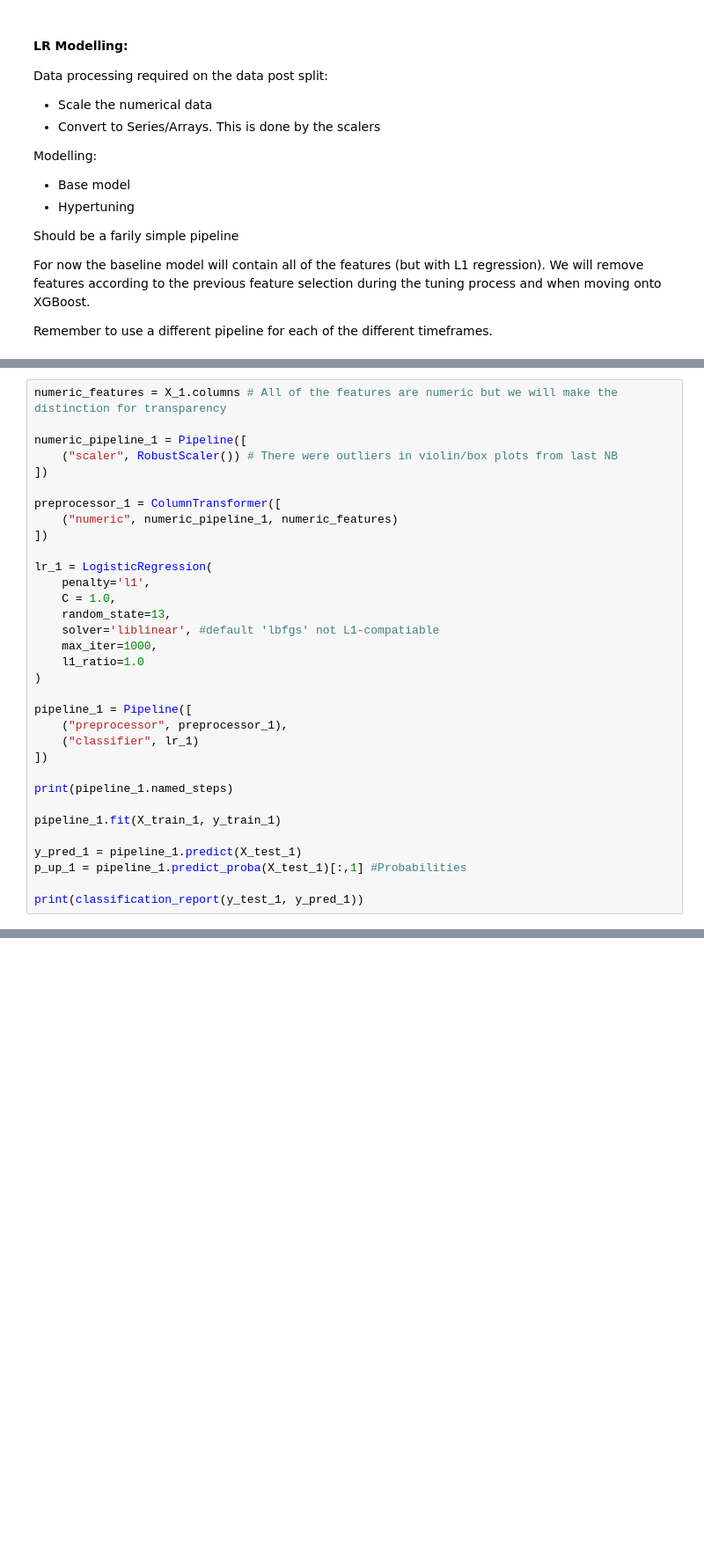
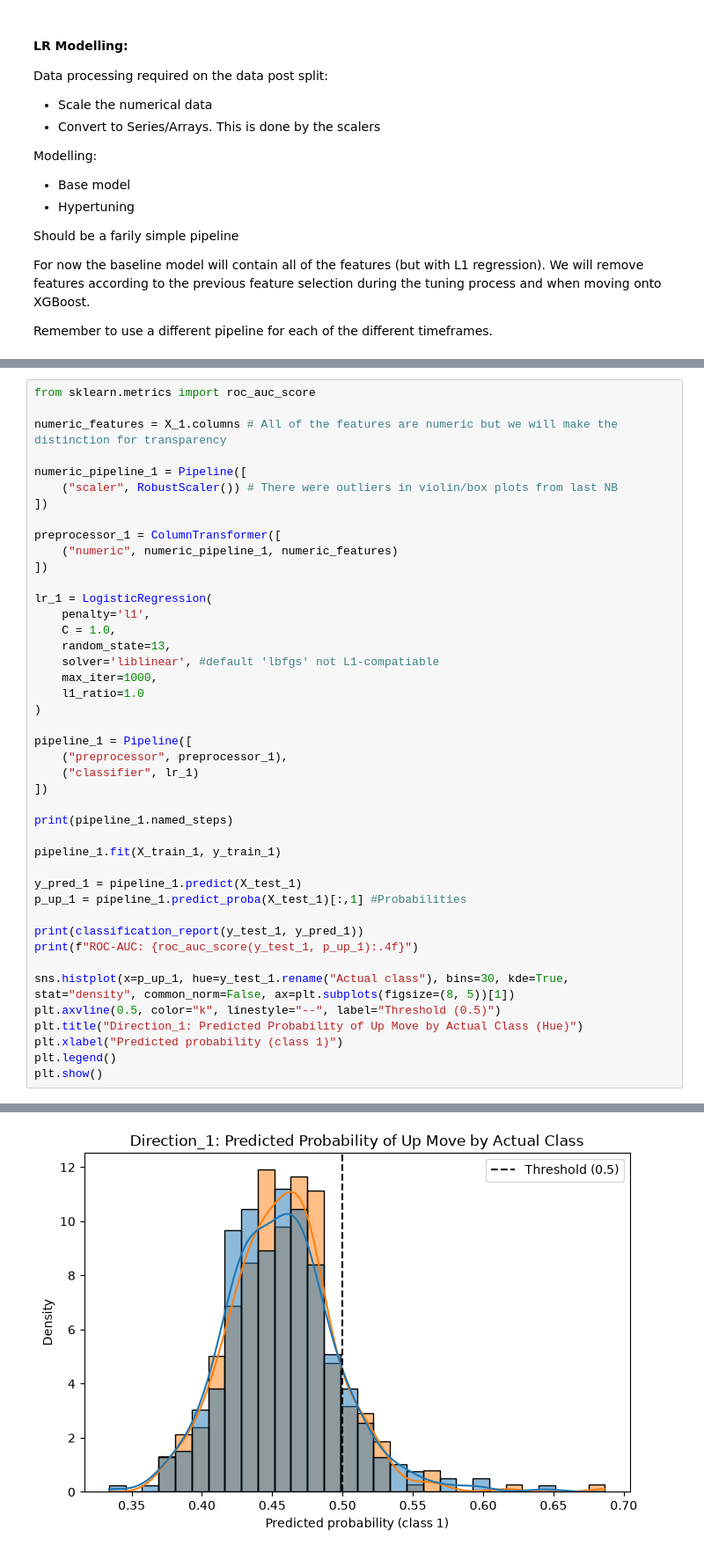
Before and after one commit to cameroncochrane/vlXsnPPgKKnWqEJB, a Jupyter notebook: direction_notebooks/3_direction_modelling.ipynb, the cells around one changed output, grey strips where cells are left out. Shown at 88% size. Drawn from its saved outputs; the diff is of its cells as text; blank space fills up the shorter version.

```diff
--- a/direction_notebooks/3_direction_modelling.ipynb
+++ b/direction_notebooks/3_direction_modelling.ipynb
@@ -137,4 +149,6 @@ from sklearn.metrics import classification_report
 # %%
+from sklearn.metrics import roc_auc_score
+
 numeric_features = X_1.columns # All of the features are numeric but we will make the distinction for transparency
 
 numeric_pipeline_1 = Pipeline([
@@ -167,6 +181,14 @@ y_pred_1 = pipeline_1.predict(X_test_1)
 p_up_1 = pipeline_1.predict_proba(X_test_1)[:,1] #Probabilities
 
 print(classification_report(y_test_1, y_pred_1))
+print(f"ROC-AUC: {roc_auc_score(y_test_1, p_up_1):.4f}")
+
+sns.histplot(x=p_up_1, hue=y_test_1.rename("Actual class"), bins=30, kde=True, stat="density", common_norm=False, ax=plt.subplots(figsize=(8, 5))[1])
+plt.axvline(0.5, color="k", linestyle="--", label="Threshold (0.5)")
+plt.title("Direction_1: Predicted Probability of Up Move by Actual Class (Hue)")
+plt.xlabel("Predicted probability (class 1)")
+plt.legend()
+plt.show()
 # %% [output]
 {'preprocessor': ColumnTransformer(transformers=[('numeric',
                                  Pipeline(steps=[('scaler', RobustScaler())]),
@@ -185 +209,2 @@ weighted avg       0.48      0.50      0.42       655
+[figure, added]
 # %% [markdown]
```
Also changed, not shown: parts of 28 cells of this notebook, 1 other file.
